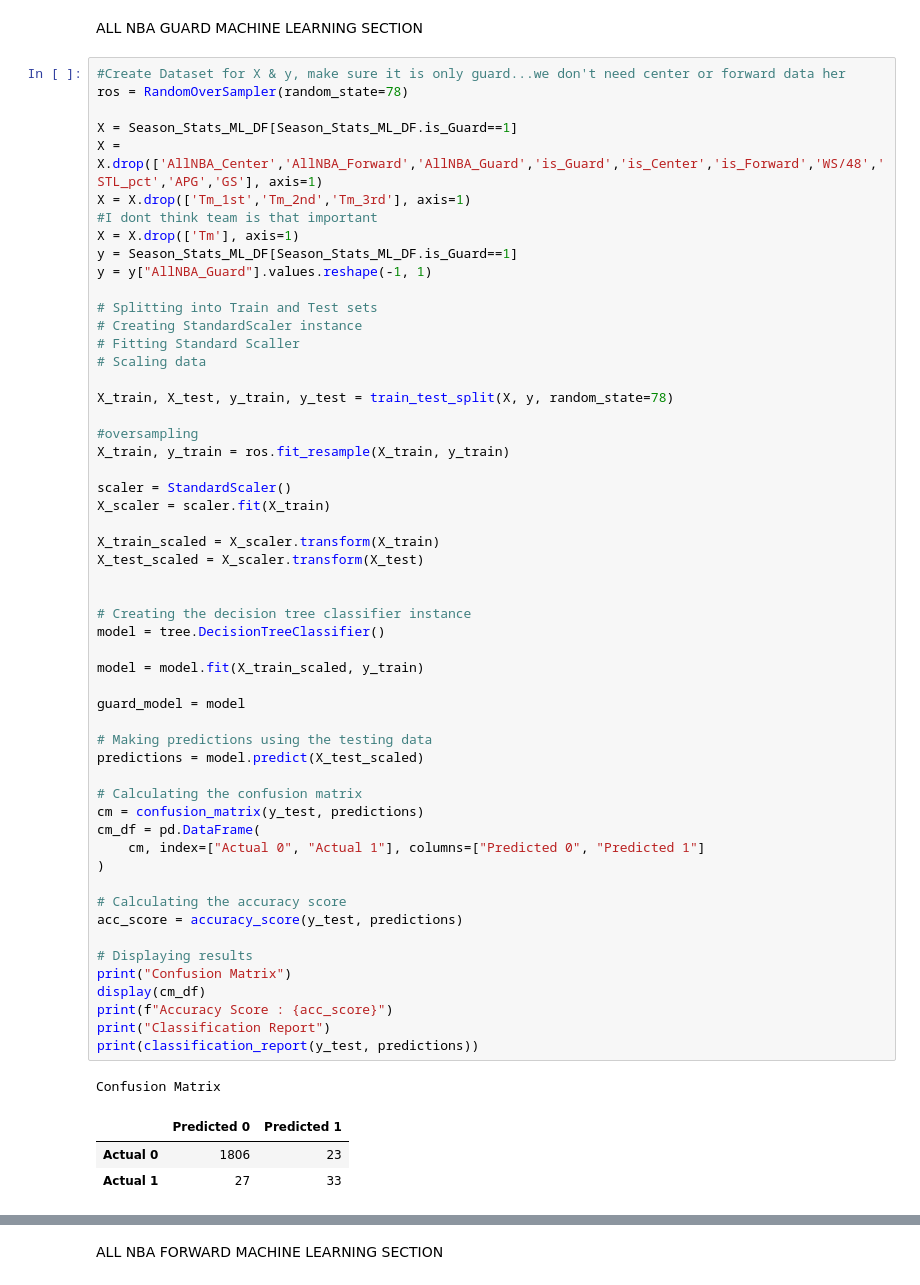
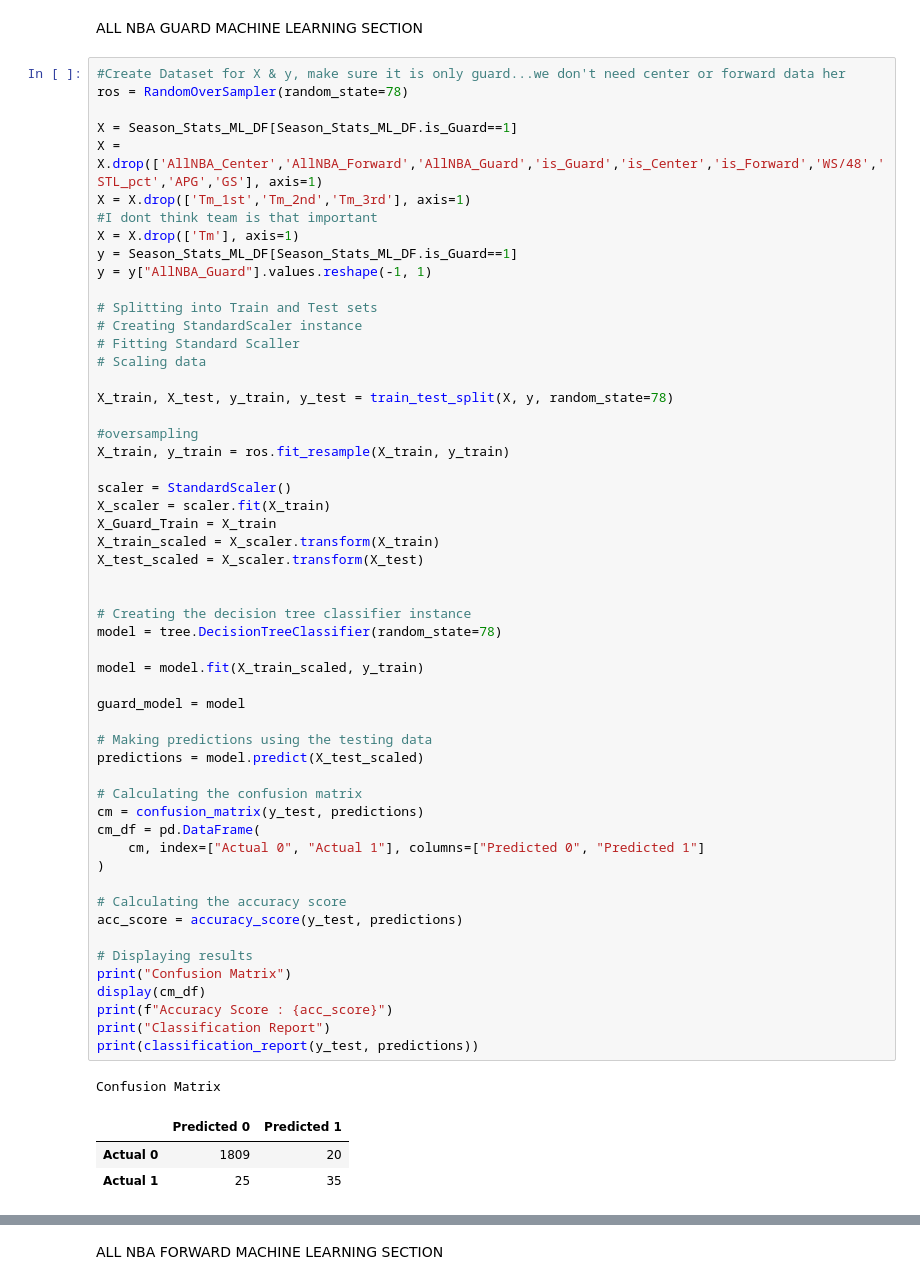
Before and after one commit to AForbis/Bootcamp_Final_Project, a Jupyter notebook: final_project_segment-oversampling-WITH2021PREDICTIONS.ipynb, the cells around one changed output, grey strips where cells are left out. Saved outputs shown, nothing was run; the diff lists cells and outputs as text.

```diff
--- a/final_project_segment-oversampling-WITH2021PREDICTIONS.ipynb
+++ b/final_project_segment-oversampling-WITH2021PREDICTIONS.ipynb
@@ -341,38 +340,38 @@ X_train, y_train = ros.fit_resample(X_train, y_train)
 
 scaler = StandardScaler()
 X_scaler = scaler.fit(X_train)
-
+X_Guard_Train = X_train
 X_train_scaled = X_scaler.transform(X_train)
 X_test_scaled = X_scaler.transform(X_test)
 
 
 # Creating the decision tree classifier instance
-model = tree.DecisionTreeClassifier()
+model = tree.DecisionTreeClassifier(random_state=78)
 
 model = model.fit(X_train_scaled, y_train)
 
 guard_model = model
 
 # Making predictions using the testing data
 predictions = model.predict(X_test_scaled)
 
 # Calculating the confusion matrix
 cm = confusion_matrix(y_test, predictions)
 cm_df = pd.DataFrame(
     cm, index=["Actual 0", "Actual 1"], columns=["Predicted 0", "Predicted 1"]
 )
 
 # Calculating the accuracy score
 acc_score = accuracy_score(y_test, predictions)
 
 # Displaying results
 print("Confusion Matrix")
 display(cm_df)
 print(f"Accuracy Score : {acc_score}")
 print("Classification Report")
 print(classification_report(y_test, predictions))
 # %% [output]
 Confusion Matrix
 |  | Predicted 0 | Predicted 1 |
-| Actual 0 | 1806 | 23 |
-| Actual 1 | 27 | 33 |
+| Actual 0 | 1809 | 20 |
+| Actual 1 | 25 | 35 |
```
Also changed, not shown: parts of 19 cells of this notebook.
